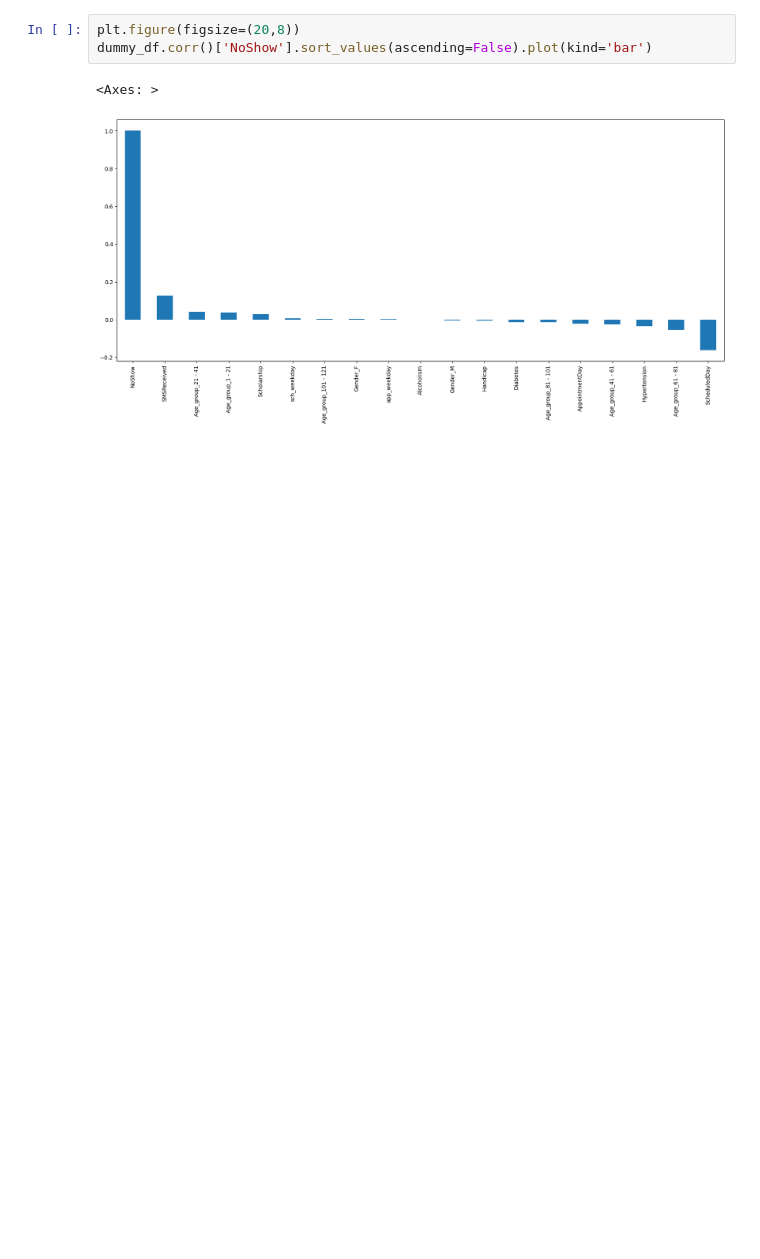
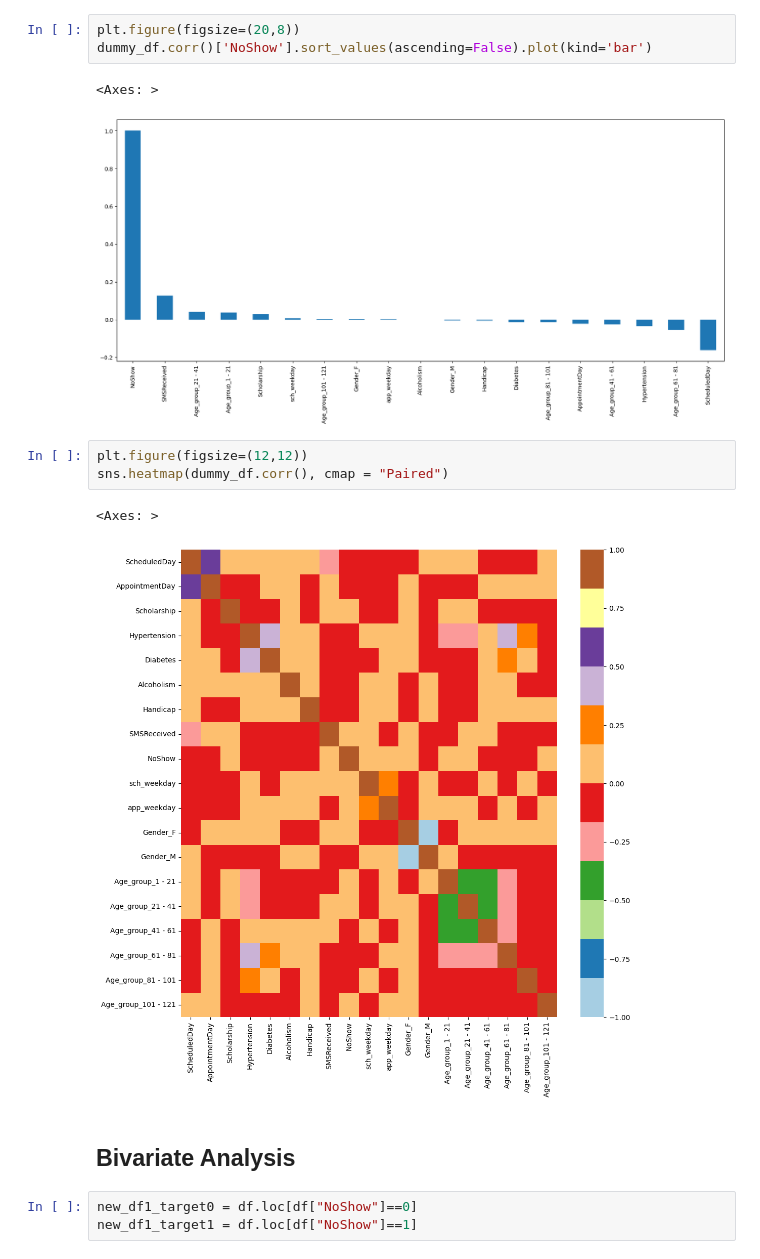
Before and after one commit to amandebnath/EDA-for-Healthcare, a Jupyter notebook: medical_appointments.ipynb, the cells around one changed output. Cells and saved outputs as stored; diff of their text form; blank space fills up the shorter version.

```diff
--- a/medical_appointments.ipynb
+++ b/medical_appointments.ipynb
@@ -311,3 +311,14 @@ dummy_df.corr()['NoShow'].sort_values(ascending=False).plot(kind='bar')
 # %% [output]
 <Axes: >
 [figure]
+# %%
+plt.figure(figsize=(12,12))
+sns.heatmap(dummy_df.corr(), cmap = "Paired")
+# %% [output]
+<Axes: >
+[figure, added]
+# %% [markdown]
+## Bivariate Analysis
+# %%
+new_df1_target0 = df.loc[df["NoShow"]==0]
+new_df1_target1 = df.loc[df["NoShow"]==1]
```
Also changed, not shown: parts of 1 cell of this notebook.
